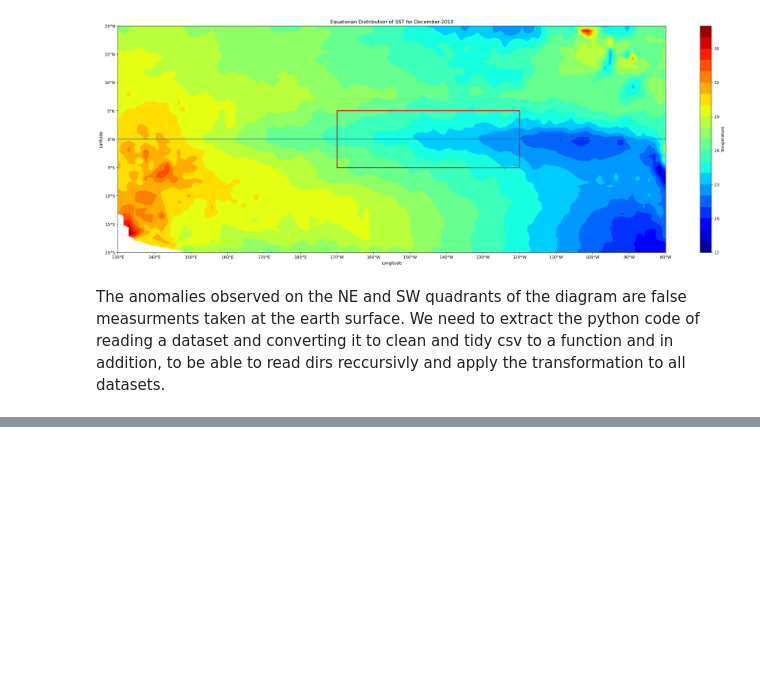
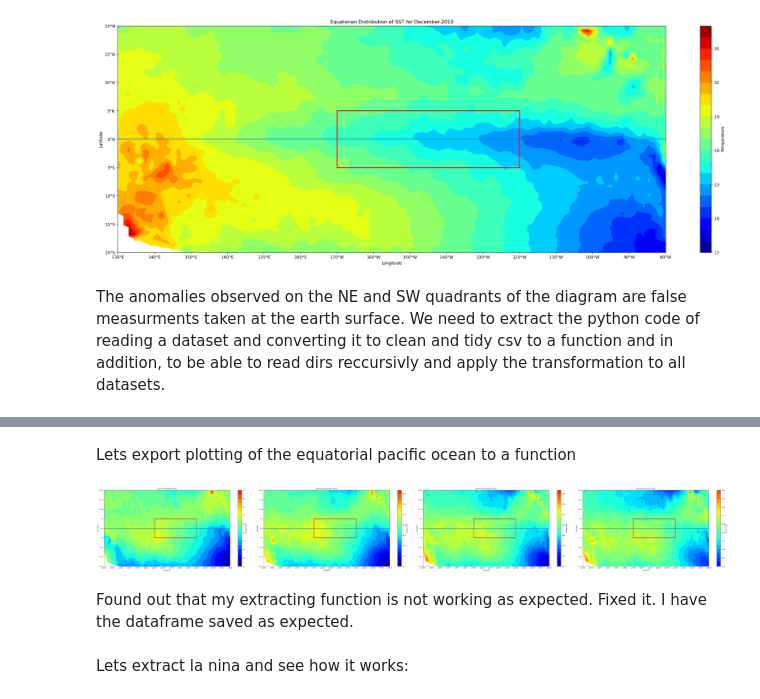
Before and after one commit to StanDobrev11/DataScience, a Jupyter notebook: Project/draft.ipynb, the cells around one changed output, grey strips where cells are left out. Cells and saved outputs as stored; diff of their text form; code cells hidden in the pictures; blank space fills up the shorter version.

```diff
--- a/Project/draft.ipynb
+++ b/Project/draft.ipynb
@@ -310,0 +357,2 @@ KeyError: 0
+# %% [markdown]
+Lets export plotting of the equatorial pacific ocean to a function
@@ -310,0 +361,11 @@ KeyError: 0
+# %%
+df = pd.read_csv('data/AQUA_MODIS_CSV/esno_2015.csv', index_col=0)
+df.index = pd.DatetimeIndex(df.index)
+# %%
+plot_equatorial_pacific(df)
+# %% [output]
+[figure, added]
+# %% [markdown]
+Found out that my extracting function is not working as expected. Fixed it. I have the dataframe saved as expected.
+# %% [markdown]
+Lets extract la nina and see how it works:
```
Also changed, not shown: parts of 14 cells of this notebook, 13 other files.
